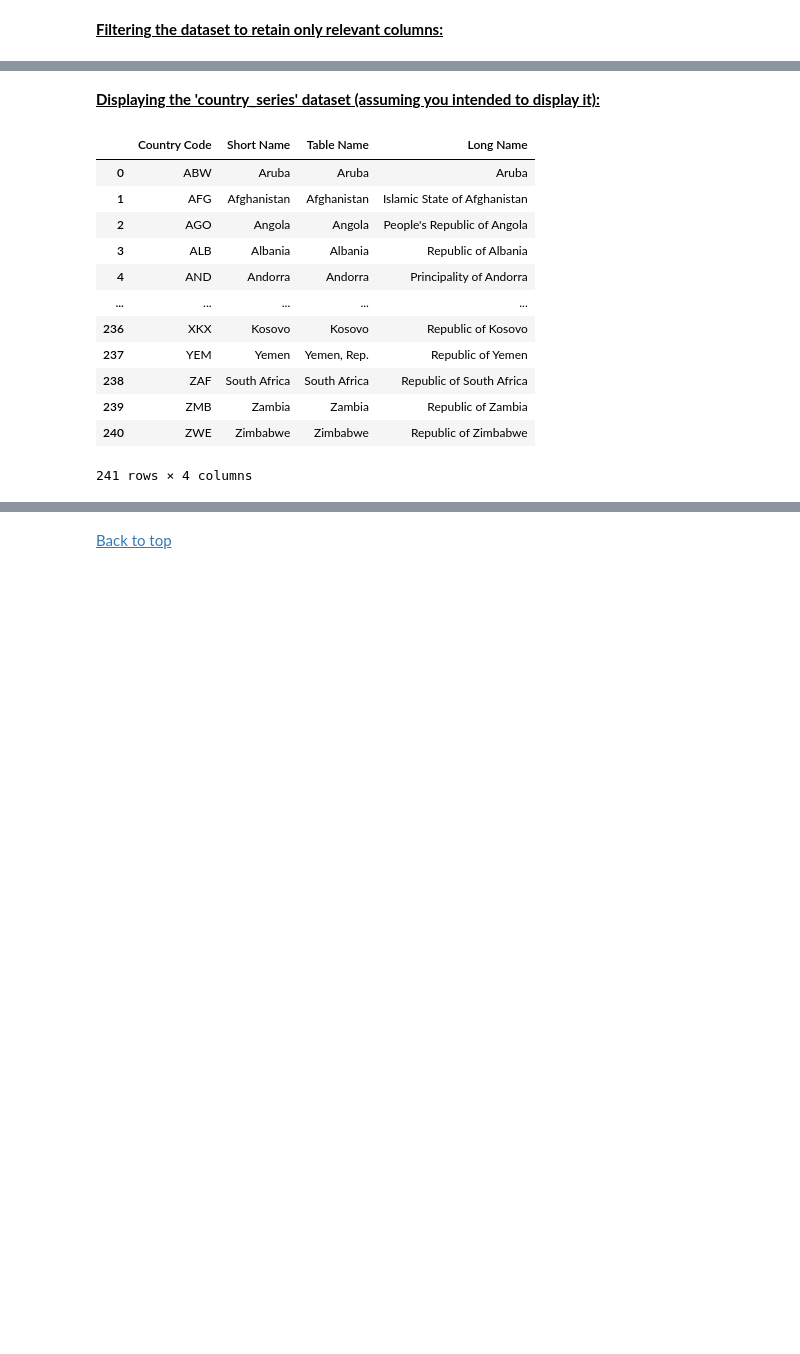
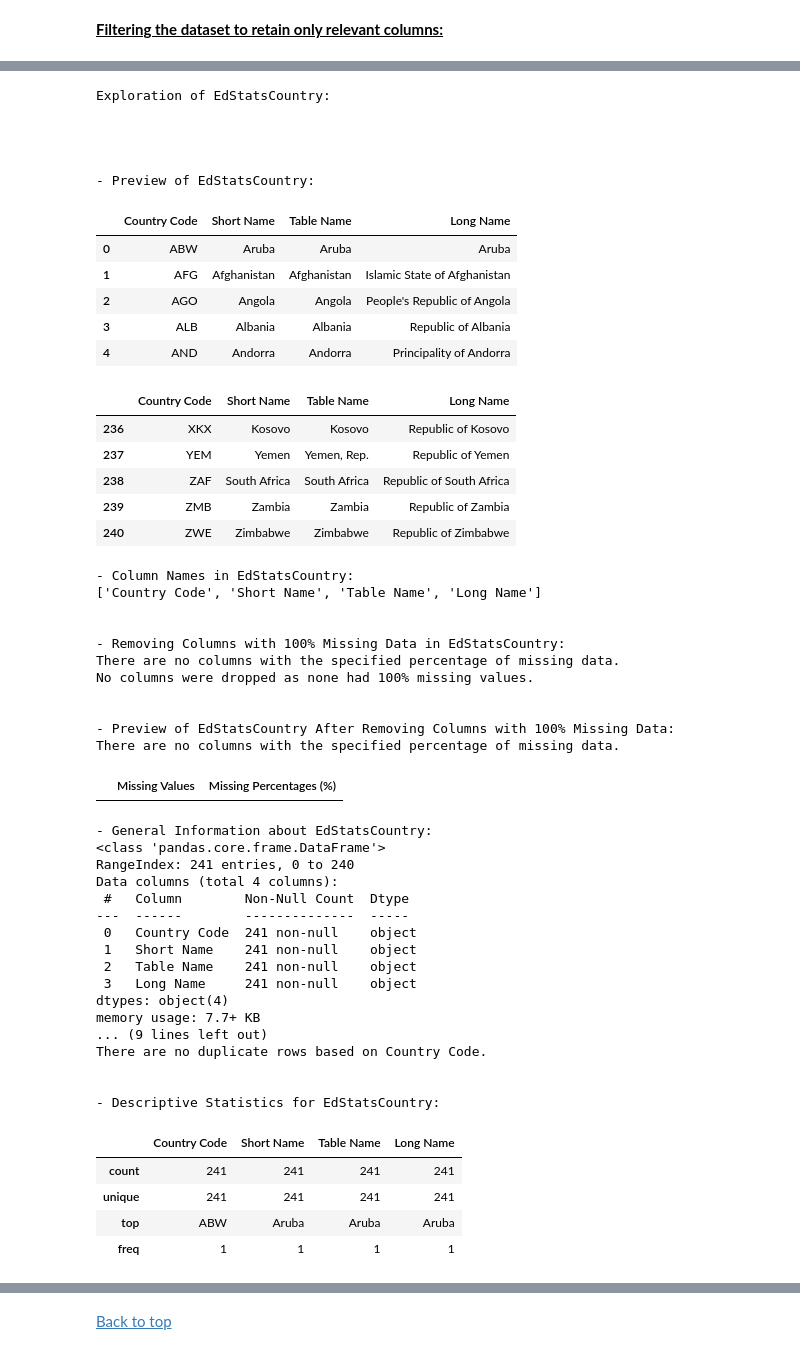
Before and after one commit to MasterCodeDevelop/academy, a Jupyter notebook: notebook.ipynb, the cells around one changed output, grey strips where cells are left out. Saved outputs shown, nothing was run; the diff lists cells and outputs as text; code cells hidden in the pictures; blank space fills up the shorter version.

```diff
--- a/notebook.ipynb
+++ b/notebook.ipynb
@@ -1159,18 +1135,55 @@ Post-Refinement Overview:
-# %% [markdown]
-<u>**Displaying the 'country_series' dataset (assuming you intended to display it):**</u>
-# %%
-display(country)
-# %% [output]
-|  | Country Code | Short Name | Table Name | Long Name |
-| 0 | ABW | Aruba | Aruba | Aruba |
-| 1 | AFG | Afghanistan | Afghanistan | Islamic State of Afghanistan |
-| 2 | AGO | Angola | Angola | People's Republic of Angola |
-| 3 | ALB | Albania | Albania | Republic of Albania |
-| 4 | AND | Andorra | Andorra | Principality of Andorra |
-| ... | ... | ... | ... | ... |
-| 236 | XKX | Kosovo | Kosovo | Republic of Kosovo |
-| 237 | YEM | Yemen | Yemen, Rep. | Republic of Yemen |
-| 238 | ZAF | South Africa | South Africa | Republic of South Africa |
-| 239 | ZMB | Zambia | Zambia | Republic of Zambia |
-| 240 | ZWE | Zimbabwe | Zimbabwe | Republic of Zimbabwe |
-241 rows × 4 columns
+# %%
+explore_df(country, "EdStatsCountry", "Country Code")
+# %% [output]
+Exploration of EdStatsCountry:
+
+
+
+
+- Preview of EdStatsCountry:
+|  | Country Code | Short Name | Table Name | Long Name |
+| 0 | ABW | Aruba | Aruba | Aruba |
+| 1 | AFG | Afghanistan | Afghanistan | Islamic State of Afghanistan |
+| 2 | AGO | Angola | Angola | People's Republic of Angola |
+| 3 | ALB | Albania | Albania | Republic of Albania |
+| 4 | AND | Andorra | Andorra | Principality of Andorra |
+|  | Country Code | Short Name | Table Name | Long Name |
+| 236 | XKX | Kosovo | Kosovo | Republic of Kosovo |
+| 237 | YEM | Yemen | Yemen, Rep. | Republic of Yemen |
+| 238 | ZAF | South Africa | South Africa | Republic of South Africa |
+| 239 | ZMB | Zambia | Zambia | Republic of Zambia |
+| 240 | ZWE | Zimbabwe | Zimbabwe | Republic of Zimbabwe |
+- Column Names in EdStatsCountry:
+['Country Code', 'Short Name', 'Table Name', 'Long Name']
+
+
+- Removing Columns with 100% Missing Data in EdStatsCountry:
+There are no columns with the specified percentage of missing data.
+No columns were dropped as none had 100% missing values.
+
+
+- Preview of EdStatsCountry After Removing Columns with 100% Missing Data:
+There are no columns with the specified percentage of missing data.
+|  | Missing Values | Missing Percentages (%) |
+- General Information about EdStatsCountry:
+<class 'pandas.core.frame.DataFrame'>
+RangeIndex: 241 entries, 0 to 240
+Data columns (total 4 columns):
+ #   Column        Non-Null Count  Dtype
+---  ------        --------------  -----
+ 0   Country Code  241 non-null    object
+ 1   Short Name    241 non-null    object
+ 2   Table Name    241 non-null    object
+ 3   Long Name     241 non-null    object
+dtypes: object(4)
+memory usage: 7.7+ KB
+... (9 lines left out)
+There are no duplicate rows based on Country Code.
+
+
+- Descriptive Statistics for EdStatsCountry:
+|  | Country Code | Short Name | Table Name | Long Name |
+| count | 241 | 241 | 241 | 241 |
+| unique | 241 | 241 | 241 | 241 |
+| top | ABW | Aruba | Aruba | Aruba |
+| freq | 1 | 1 | 1 | 1 |
```
Also changed, not shown: parts of 16 cells of this notebook.
